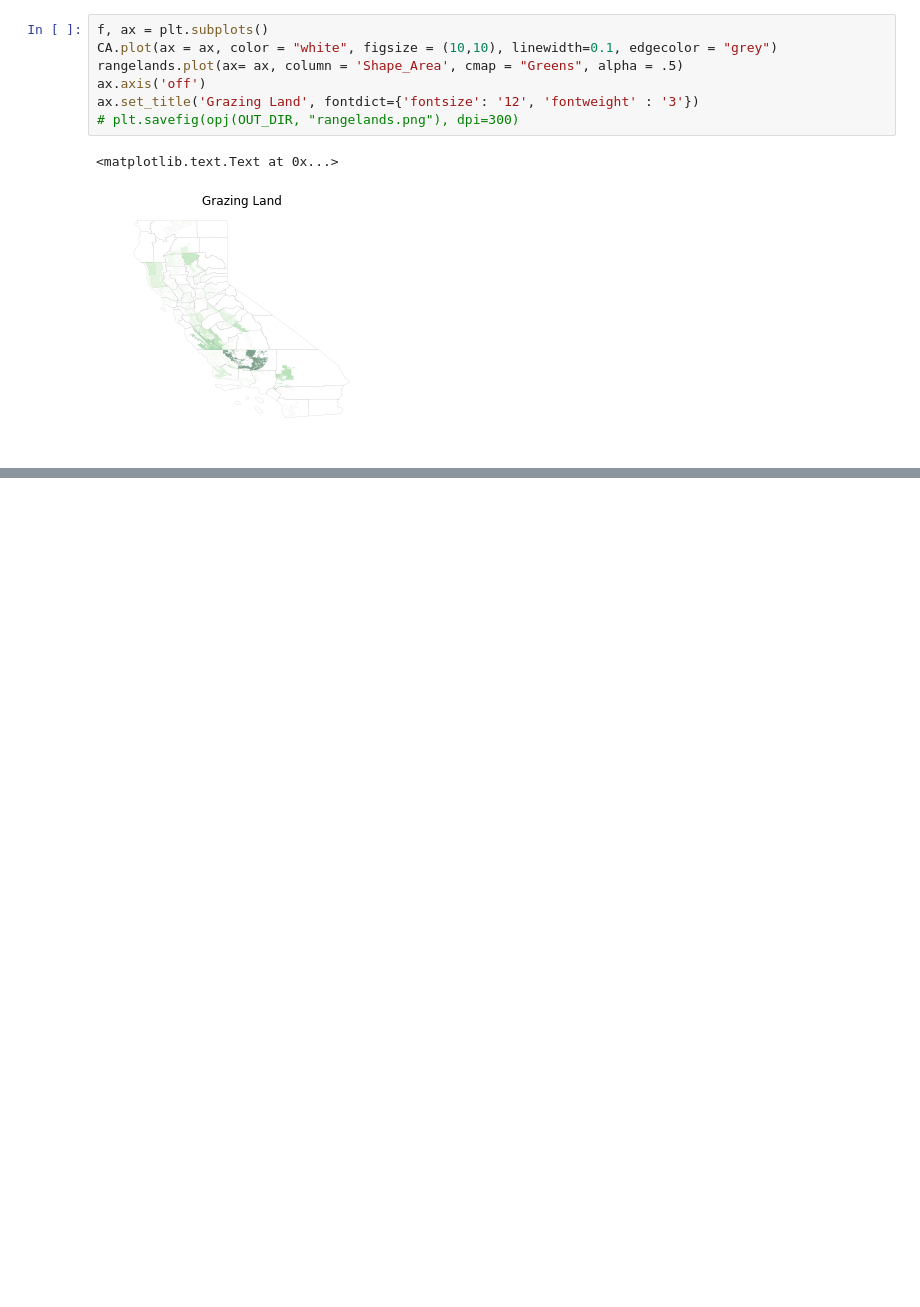
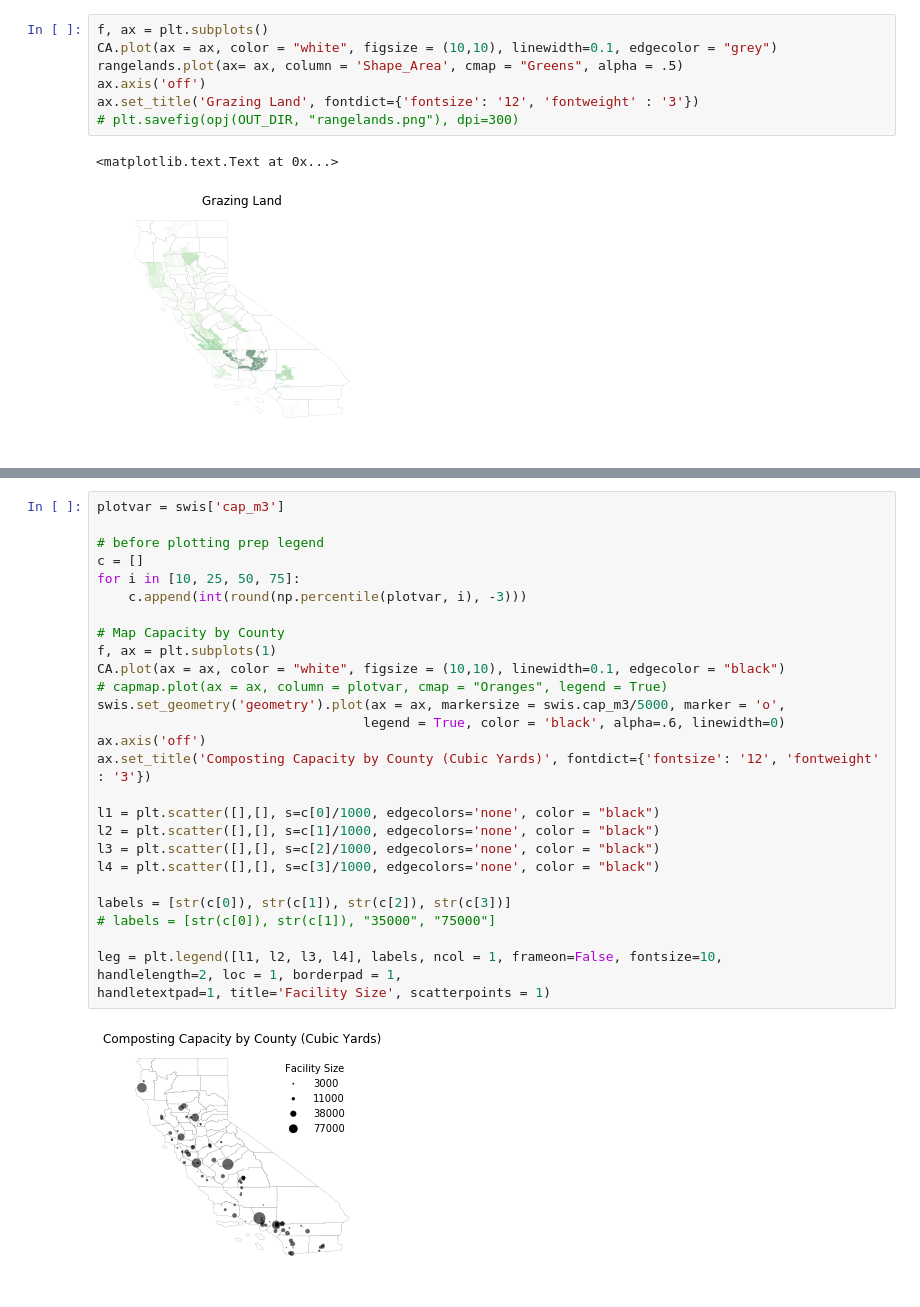
Before and after one commit to anayahall/compopt, a Jupyter notebook: scripts/old/test_plots.ipynb, the cells around one changed output, grey strips where cells are left out. Cells and saved outputs as stored; diff of their text form; blank space fills up the shorter version.

```diff
--- a/scripts/old/test_plots.ipynb
+++ b/scripts/old/test_plots.ipynb
@@ -58,0 +62,30 @@ plt.show()
+# %%
+plotvar = swis['cap_m3']
+
+# before plotting prep legend
+c = []
+for i in [10, 25, 50, 75]:
+    c.append(int(round(np.percentile(plotvar, i), -3)))
+
+# Map Capacity by County
+f, ax = plt.subplots(1)
+CA.plot(ax = ax, color = "white", figsize = (10,10), linewidth=0.1, edgecolor = "black")
+# capmap.plot(ax = ax, column = plotvar, cmap = "Oranges", legend = True)
+swis.set_geometry('geometry').plot(ax = ax, markersize = swis.cap_m3/5000, marker = 'o',
+                                  legend = True, color = 'black', alpha=.6, linewidth=0)
+ax.axis('off')
+ax.set_title('Composting Capacity by County (Cubic Yards)', fontdict={'fontsize': '12', 'fontweight' : '3'})
+
+l1 = plt.scatter([],[], s=c[0]/1000, edgecolors='none', color = "black")
+l2 = plt.scatter([],[], s=c[1]/1000, edgecolors='none', color = "black")
+l3 = plt.scatter([],[], s=c[2]/1000, edgecolors='none', color = "black")
+l4 = plt.scatter([],[], s=c[3]/1000, edgecolors='none', color = "black")
+
+labels = [str(c[0]), str(c[1]), str(c[2]), str(c[3])]
+# labels = [str(c[0]), str(c[1]), "35000", "75000"]
+
+leg = plt.legend([l1, l2, l3, l4], labels, ncol = 1, frameon=False, fontsize=10,
+handlelength=2, loc = 1, borderpad = 1,
+handletextpad=1, title='Facility Size', scatterpoints = 1)
+# %% [output]
+[figure, added]
```
Also changed, not shown: parts of 3 cells of this notebook, 5 other files.
